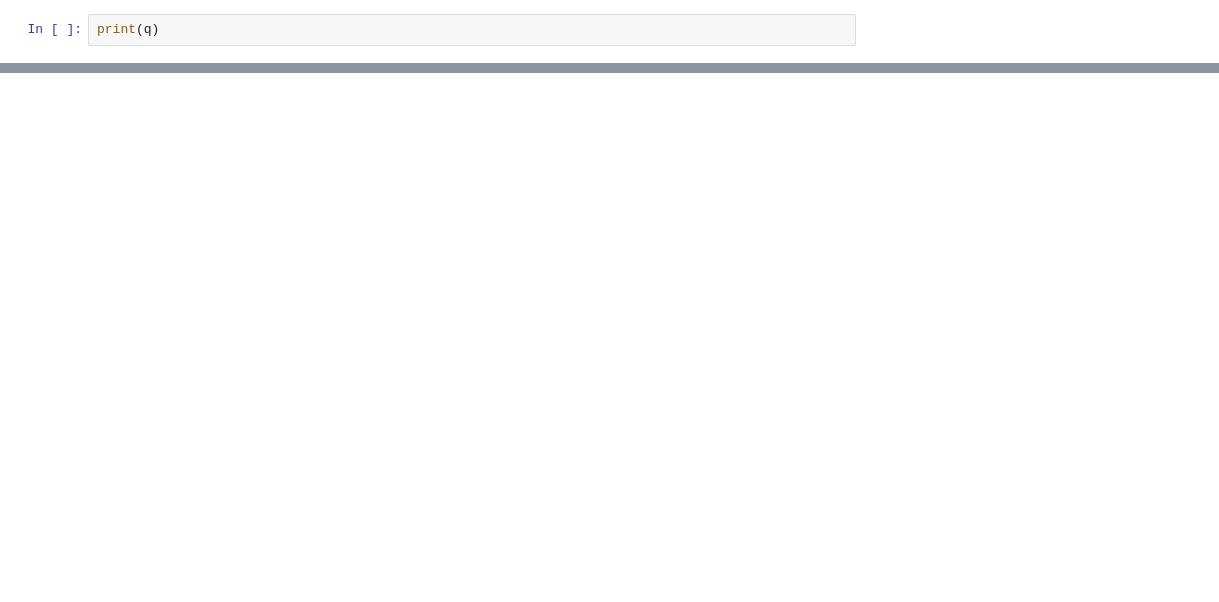
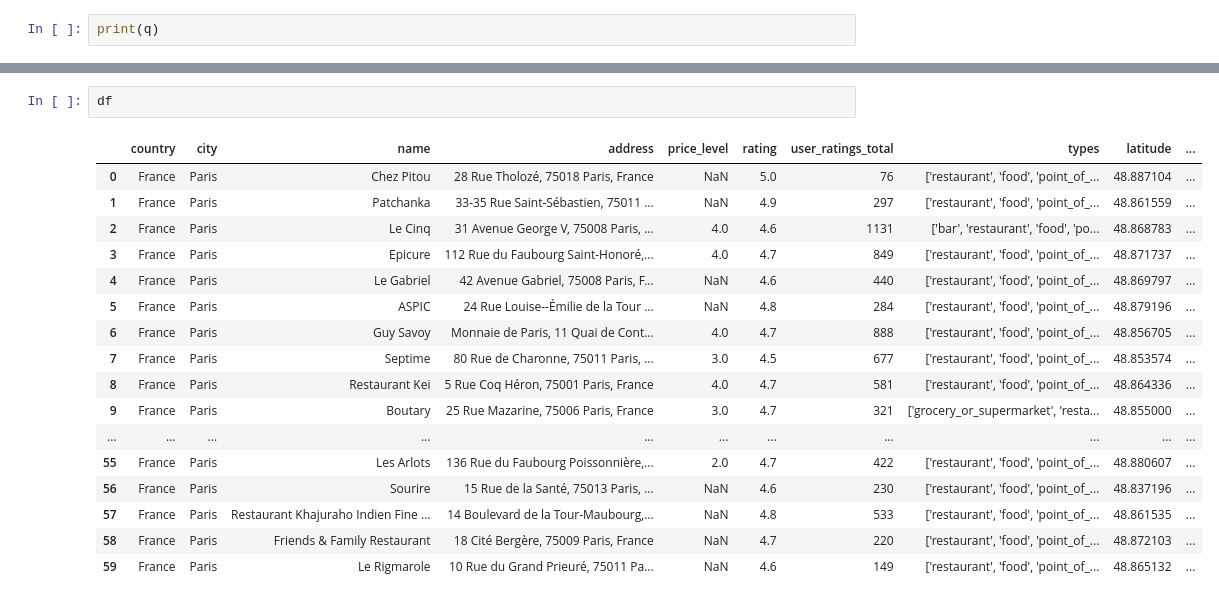
Before and after one commit to Maddienis/travel_app_sm, a Jupyter notebook: notebooks/api_pipeline.ipynb, the cells around one changed output, grey strips where cells are left out. Cells and saved outputs as stored; diff of their text form; blank space fills up the shorter version.

```diff
--- a/notebooks/api_pipeline.ipynb
+++ b/notebooks/api_pipeline.ipynb
@@ -178,0 +259,20 @@ lst
+# %%
+df
+# %% [output]
+|  | country | city | name | address | price_level | rating | user_ratings_total | types | latitude | ... |
+| 0 | France | Paris | Chez Pitou | 28 Rue Tholozé, 75018 Paris, France | NaN | 5.0 | 76 | ['restaurant', 'food', 'point_of_... | 48.887104 | ... |
+| 1 | France | Paris | Patchanka | 33-35 Rue Saint-Sébastien, 75011 ... | NaN | 4.9 | 297 | ['restaurant', 'food', 'point_of_... | 48.861559 | ... |
+| 2 | France | Paris | Le Cinq | 31 Avenue George V, 75008 Paris, ... | 4.0 | 4.6 | 1131 | ['bar', 'restaurant', 'food', 'po... | 48.868783 | ... |
+| 3 | France | Paris | Epicure | 112 Rue du Faubourg Saint-Honoré,... | 4.0 | 4.7 | 849 | ['restaurant', 'food', 'point_of_... | 48.871737 | ... |
+| 4 | France | Paris | Le Gabriel | 42 Avenue Gabriel, 75008 Paris, F... | NaN | 4.6 | 440 | ['restaurant', 'food', 'point_of_... | 48.869797 | ... |
+| 5 | France | Paris | ASPIC | 24 Rue Louise--Émilie de la Tour ... | NaN | 4.8 | 284 | ['restaurant', 'food', 'point_of_... | 48.879196 | ... |
+| 6 | France | Paris | Guy Savoy | Monnaie de Paris, 11 Quai de Cont... | 4.0 | 4.7 | 888 | ['restaurant', 'food', 'point_of_... | 48.856705 | ... |
+| 7 | France | Paris | Septime | 80 Rue de Charonne, 75011 Paris, ... | 3.0 | 4.5 | 677 | ['restaurant', 'food', 'point_of_... | 48.853574 | ... |
+| 8 | France | Paris | Restaurant Kei | 5 Rue Coq Héron, 75001 Paris, France | 4.0 | 4.7 | 581 | ['restaurant', 'food', 'point_of_... | 48.864336 | ... |
+| 9 | France | Paris | Boutary | 25 Rue Mazarine, 75006 Paris, France | 3.0 | 4.7 | 321 | ['grocery_or_supermarket', 'resta... | 48.855000 | ... |
+| ... | ... | ... | ... | ... | ... | ... | ... | ... | ... | ... |
+| 55 | France | Paris | Les Arlots | 136 Rue du Faubourg Poissonnière,... | 2.0 | 4.7 | 422 | ['restaurant', 'food', 'point_of_... | 48.880607 | ... |
+| 56 | France | Paris | Sourire | 15 Rue de la Santé, 75013 Paris, ... | NaN | 4.6 | 230 | ['restaurant', 'food', 'point_of_... | 48.837196 | ... |
+| 57 | France | Paris | Restaurant Khajuraho Indien Fine ... | 14 Boulevard de la Tour-Maubourg,... | NaN | 4.8 | 533 | ['restaurant', 'food', 'point_of_... | 48.861535 | ... |
+| 58 | France | Paris | Friends & Family Restaurant | 18 Cité Bergère, 75009 Paris, France | NaN | 4.7 | 220 | ['restaurant', 'food', 'point_of_... | 48.872103 | ... |
+| 59 | France | Paris | Le Rigmarole | 10 Rue du Grand Prieuré, 75011 Pa... | NaN | 4.6 | 149 | ['restaurant', 'food', 'point_of_... | 48.865132 | ... |
```
Also changed, not shown: parts of 25 cells of this notebook.
